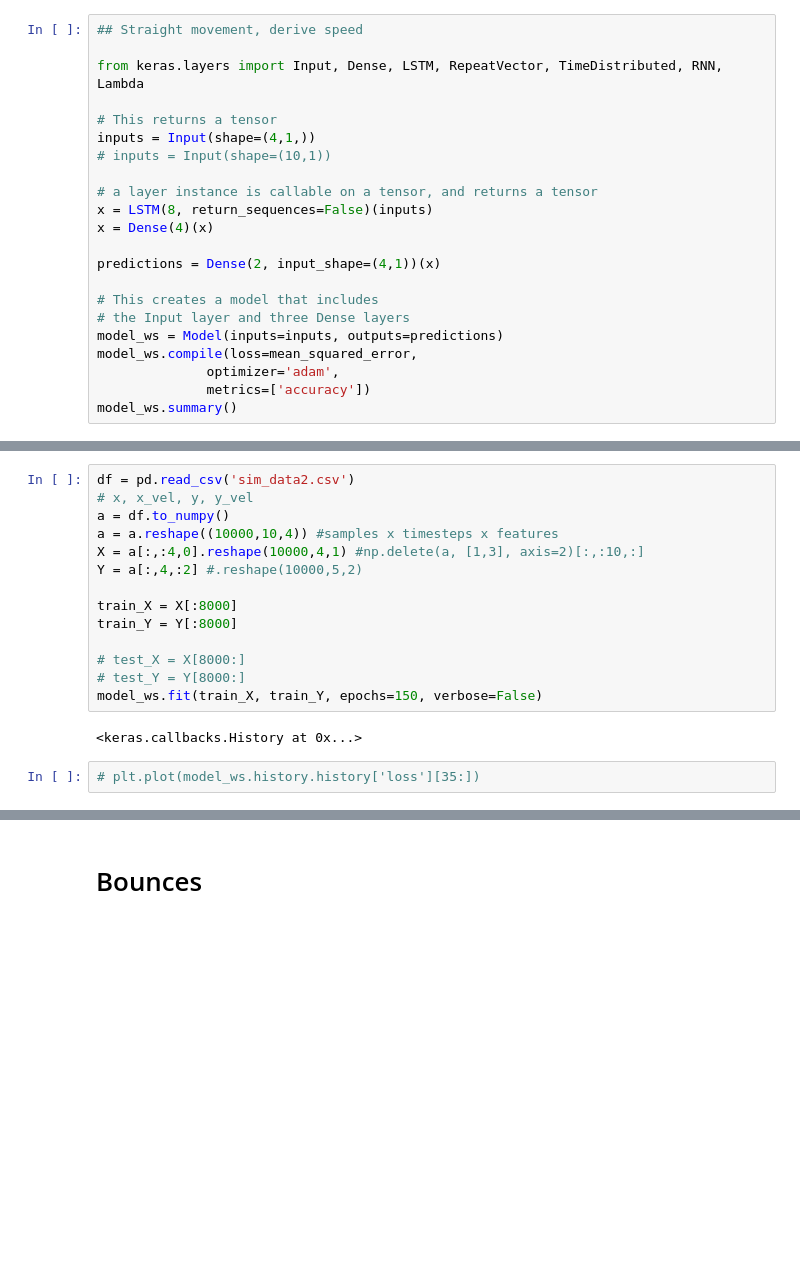
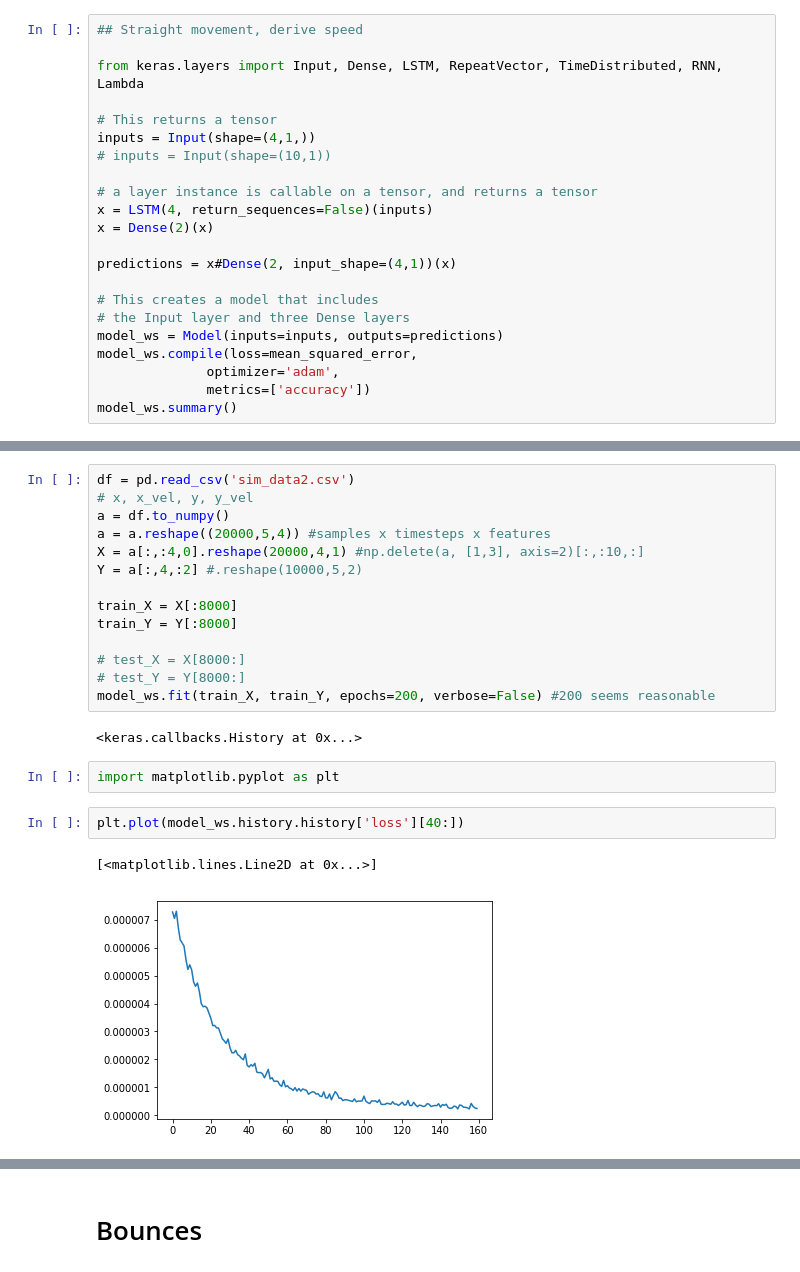
Before and after one commit to Muruniiduk/modularnns, a Jupyter notebook: Models_clean.ipynb, the cells around one changed output, grey strips where cells are left out. Saved outputs shown, nothing was run; the diff lists cells and outputs as text; blank space fills up the shorter version.

```diff
--- a/Models_clean.ipynb
+++ b/Models_clean.ipynb
@@ -30,10 +36,10 @@ inputs = Input(shape=(4,1,))
 # inputs = Input(shape=(10,1))
 
 # a layer instance is callable on a tensor, and returns a tensor
-x = LSTM(8, return_sequences=False)(inputs)
-x = Dense(4)(x)
+x = LSTM(4, return_sequences=False)(inputs)
+x = Dense(2)(x)
 
-predictions = Dense(2, input_shape=(4,1))(x)
+predictions = x#Dense(2, input_shape=(4,1))(x)
 
 # This creates a model that includes
 # the Input layer and three Dense layers
@@ -62,8 +66,8 @@ _________________________________________________________________
 df = pd.read_csv('sim_data2.csv')
 # x, x_vel, y, y_vel
 a = df.to_numpy()
-a = a.reshape((10000,10,4)) #samples x timesteps x features
-X = a[:,:4,0].reshape(10000,4,1) #np.delete(a, [1,3], axis=2)[:,:10,:]
+a = a.reshape((20000,5,4)) #samples x timesteps x features
+X = a[:,:4,0].reshape(20000,4,1) #np.delete(a, [1,3], axis=2)[:,:10,:]
 Y = a[:,4,:2] #.reshape(10000,5,2)
 
 train_X = X[:8000]
@@ -71,11 +75,16 @@ train_Y = Y[:8000]
 
 # test_X = X[8000:]
 # test_Y = Y[8000:]
-model_ws.fit(train_X, train_Y, epochs=150, verbose=False)
+model_ws.fit(train_X, train_Y, epochs=200, verbose=False) #200 seems reasonable
 # %% [output]
 <keras.callbacks.History at 0x...>
+# %%
+import matplotlib.pyplot as plt
 # %%
-# plt.plot(model_ws.history.history['loss'][35:])
+plt.plot(model_ws.history.history['loss'][40:])
+# %% [output]
+[<matplotlib.lines.Line2D at 0x...>]
+[figure, added]
 # %%
 test_X = X[8000:]
 test_Y = Y[8000:]
```
Also changed, not shown: parts of 51 cells of this notebook, 39 other files.
